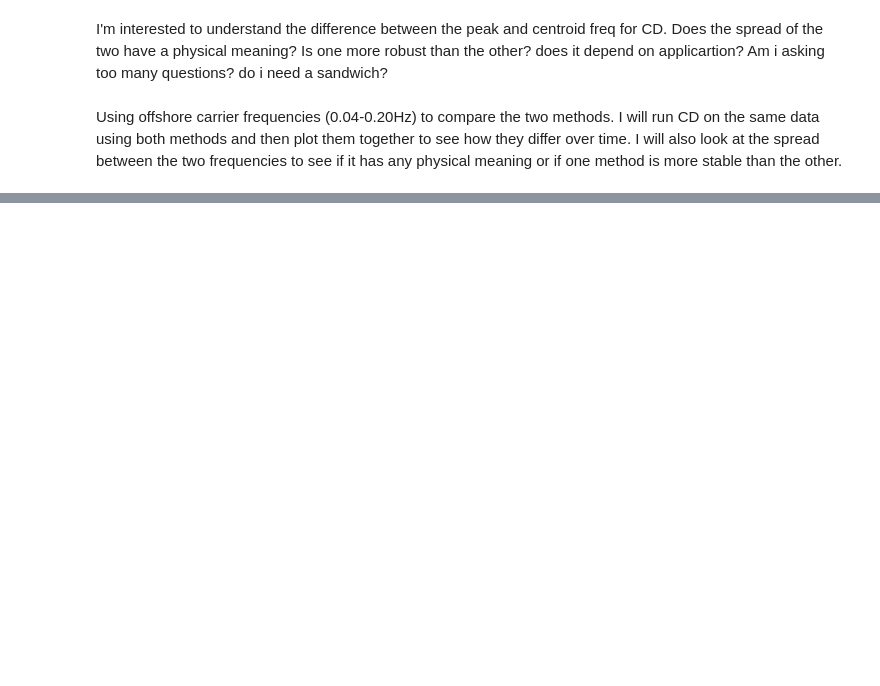
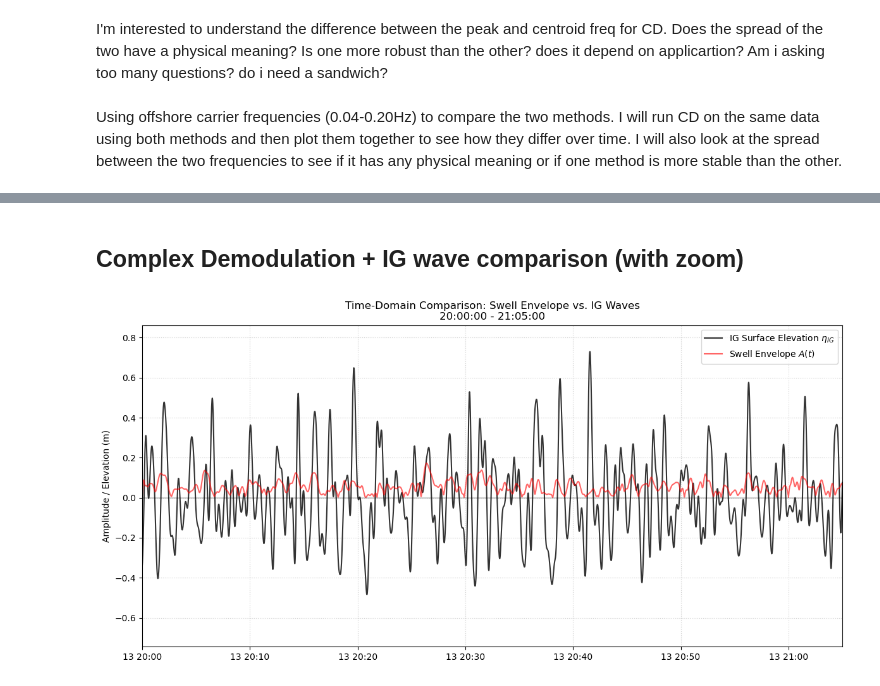
Before and after one commit to isidora-rojas/PILOT_Mokuleia, a Jupyter notebook: 2026_Mark_Meetings/2026-02-04.ipynb, the cells around one changed output, grey strips where cells are left out. Cells and saved outputs as stored; diff of their text form; code cells hidden in the pictures; blank space fills up the shorter version.

```diff
--- a/2026_Mark_Meetings/2026-02-04.ipynb
+++ b/2026_Mark_Meetings/2026-02-04.ipynb
@@ -221,0 +230,2 @@ Running Standard Nearshore Demod...
+# %% [markdown]
+## Complex Demodulation + IG wave comparison (with zoom)
@@ -221,0 +290,47 @@ Running Standard Nearshore Demod...
+# %%
+from scipy.signal import butter, filtfilt
+import matplotlib.pyplot as plt
+
+# ---- Configuration ---- #
+zoom_start = pd.Timestamp("2008-01-13 20:00:00")
+zoom_end   = pd.Timestamp("2008-01-13 21:05:00")
+IG_BAND = (0.004, 0.04)  # Hz
+
+# 1. Get the Envelope from your Forced Demodulation
+# (This is the "Groupiness" of the short waves)
+envelope = df1_forced['A']
+
+# 2. CREATE THE IG TIME SERIES (The Filter Step)
+# We filter the raw sea surface elevation ('h') to isolate IG frequencies.
+# We use filtfilt to ensure zero phase shift (so peaks line up correctly).
+band_timeseries(df1,  fs=1.0)
+ig_waves = df1['h_ig']
+
+# Make it a Series so we can plot it easily with the envelope
+ig_series = pd.Series(ig_waves, index=df1.loc[txi:txf].index)
+
+# 3. Plotting
+fig, ax = plt.subplots(figsize=(12, 6))
+
+# Plot the Actual IG Waves (The low frequency motion of the water)
+ax.plot(ig_series.index, ig_series, 'k-', linewidth=1.5, label='IG Surface Elevation $\eta_{IG}$', alpha=0.8)
+
+# Plot the Swell Envelope (The "Groupiness")
+# Note: Sometimes IG waves are bound to the swell groups.
+# If bound, you often see Envelope HIGH when IG is LOW (out of phase).
+ax.plot(envelope.index, envelope, 'r-', linewidth=1.5, label='Swell Envelope $A(t)$', alpha=0.6)
+
+# Formatting
+ax.set_title(f'Time-Domain Comparison: Swell Envelope vs. IG Waves\n{zoom_start.time()} - {zoom_end.time()}')
+ax.set_ylabel('Amplitude / Elevation (m)')
+ax.legend(loc='upper right')
+ax.grid(True, linestyle=':', alpha=0.6)
+ax.axhline(0, color='k', linestyle='-', alpha=0.2) # Zero line
+
+# Apply Zoom
+ax.set_xlim(zoom_start, zoom_end)
+
+plt.tight_layout()
+plt.show()
+# %% [output]
+[figure, added]
```
Also changed, not shown: parts of 35 cells of this notebook, 3 other files.
